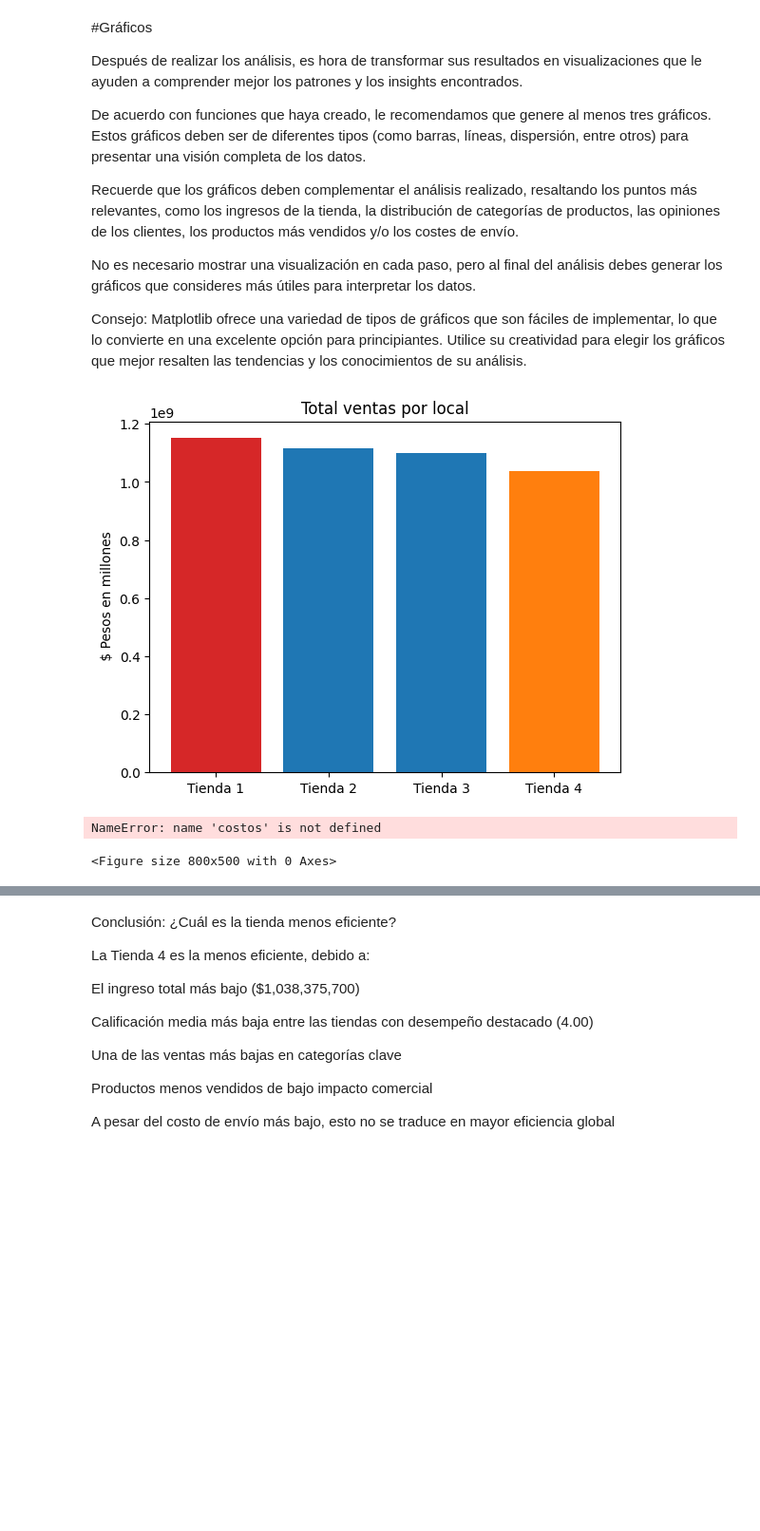
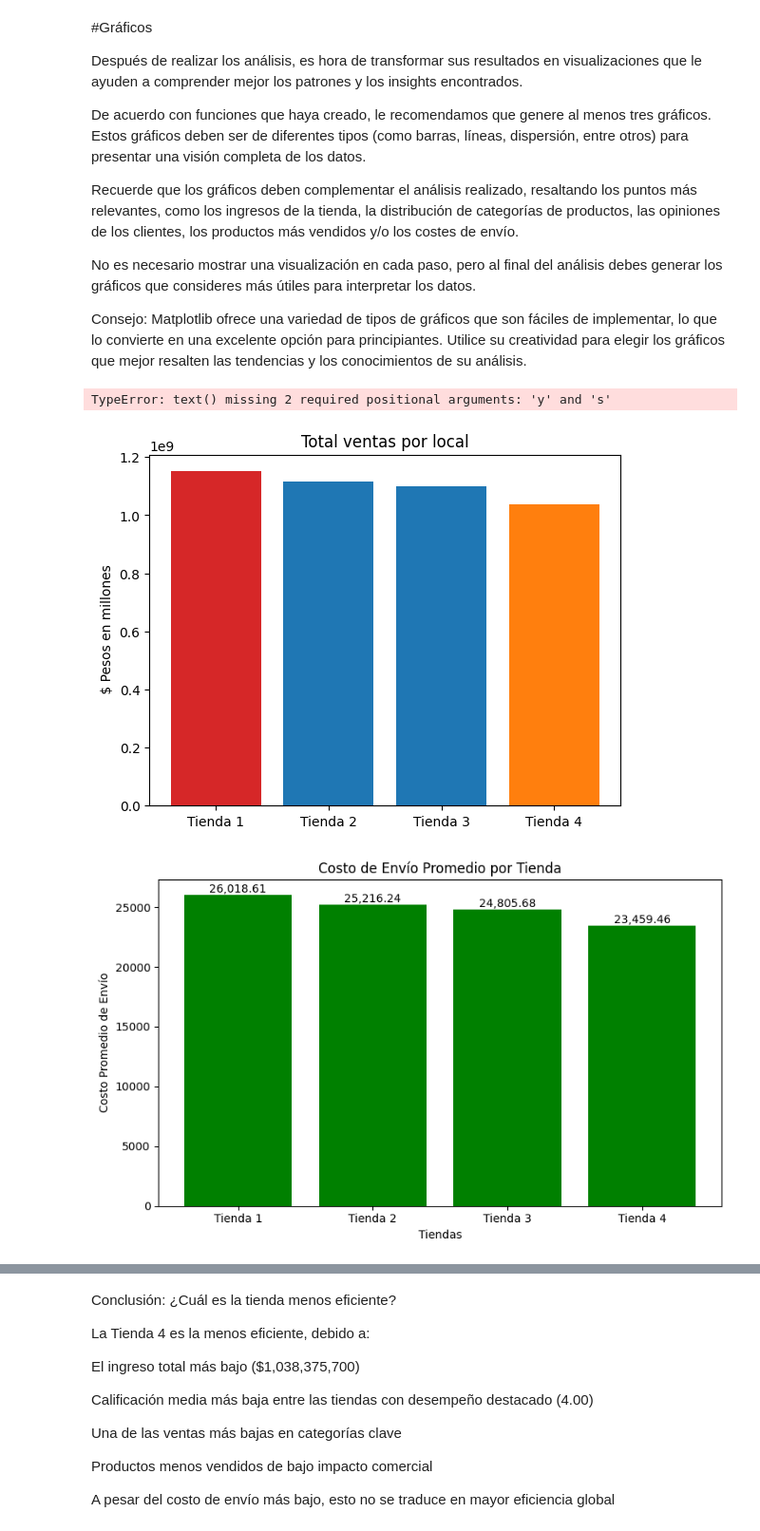
Before and after one commit to SilvanaCicchitti/Challenge_2, a Jupyter notebook: AluraStoreLatam.ipynb, the cells around one changed output, grey strips where cells are left out. Shown: that part at 95% size. Saved outputs shown, nothing was run; the diff lists cells and outputs as text; code cells hidden in the pictures; blank space fills up the shorter version.

```diff
--- a/AluraStoreLatam.ipynb
+++ b/AluraStoreLatam.ipynb
@@ -256,34 +256,38 @@ bar_colors = ['tab:red', 'tab:blue', 'tab:blue', 'tab:orange']
 ax.bar(tiendas, counts, label=bar_labels, color=bar_colors)
 ax.set_ylabel(' $ Pesos en millones')
 ax.set_title('Total ventas por local')
+plt.text(counts , ha='center', va='bottom')
 #ax.legend(title='Tiendas')
 
 plt.show()
 # %% [output]
+TypeError: text() missing 2 required positional arguments: 'y' and 's'
 [figure]
 # %%
 import matplotlib.pyplot as plt
 
+
+
 # Nombres de las tiendas
 nombres_tiendas = ["Tienda 1", "Tienda 2", "Tienda 3", "Tienda 4"]
+costos= [costo_envio_tienda1, costo_envio_tienda2, costo_envio_tienda3, costo_envio_tienda4]
 
 # Crear la figura
 plt.figure(figsize=(8, 5))
-plt.bar(nombres_tiendas, costos, color='coral')
+plt.bar(nombres_tiendas, costos, color='green')
 
 # Títulos y etiquetas
 plt.title("Costo de Envío Promedio por Tienda")
 plt.xlabel("Tiendas")
 plt.ylabel("Costo Promedio de Envío")
 
 # Agregar etiquetas con los valores encima de las barras
 for i, valor in enumerate(costos):
     plt.text(i, valor + 0.5, f"{valor:,.2f}", ha='center', va='bottom')
 
 plt.tight_layout()
 plt.show()
 # %% [output]
-NameError: name 'costos' is not defined
-<Figure size 800x500 with 0 Axes>
+[figure, added]
 # %%
 import matplotlib.pyplot as plt
```
Also changed, not shown: parts of 1 cell of this notebook.
